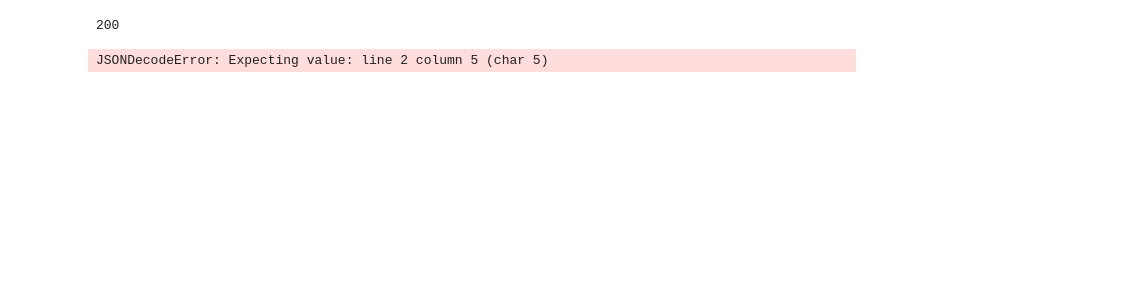
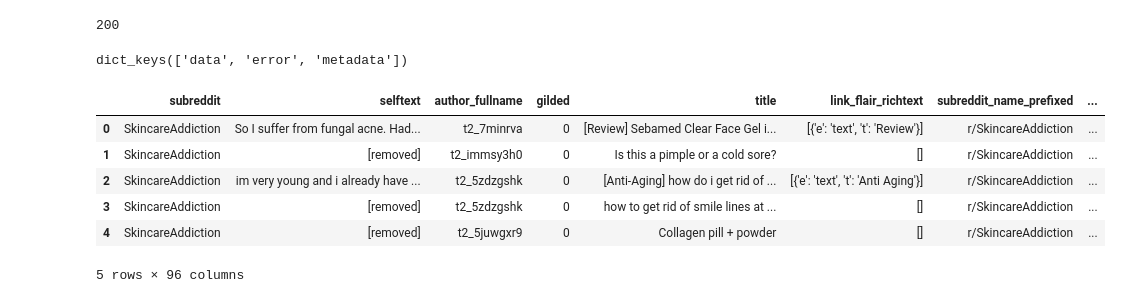
Before and after one commit to vedapatel99/Reddit-NLP, a Jupyter notebook: notebooks/01_data_collection.ipynb, the cells around one changed output. Drawn from its saved outputs; the diff is of its cells as text; code cells hidden in the pictures; blank space fills up the shorter version.

Commit message:
data collected

```diff
--- a/notebooks/01_data_collection.ipynb
+++ b/notebooks/01_data_collection.ipynb
@@ -6,20 +6,28 @@ import requests
 # %%
 # pushshift pulls most recent but you can go back in time with data collection
 
-url = "https://api.pushshift.io/docs#/reddit/search/submission"
-params= {
+url = "https://api.pushshift.io/reddit/search/submission"
+params1_skin= {
     "subreddit": "SkincareAddiction",
-    "limit": 500
+    "limit": 1000
 }
 # %%
-res1= requests.get(url, params)
-res1.status_code
+res1_skin= requests.get(url, params1_skin)
+res1_skin.status_code
 # %% [output]
 200
 # %%
-res1.json().keys()
+res1_skin.json().keys()
 # %% [output]
-JSONDecodeError: Expecting value: line 2 column 5 (char 5)
+dict_keys(['data', 'error', 'metadata'])
 # %%
-df = pd.DataFrame(res1.json()['data'])
-df
+skin1 = pd.DataFrame(res1_skin.json()['data'])
+skin1.head()
+# %% [output]
+|  | subreddit | selftext | author_fullname | gilded | title | link_flair_richtext | subreddit_name_prefixed | ... |
+| 0 | SkincareAddiction | So I suffer from fungal acne. Had... | t2_7minrva | 0 | [Review] Sebamed Clear Face Gel i... | [{'e': 'text', 't': 'Review'}] | r/SkincareAddiction | ... |
+| 1 | SkincareAddiction | [removed] | t2_immsy3h0 | 0 | Is this a pimple or a cold sore? | [] | r/SkincareAddiction | ... |
+| 2 | SkincareAddiction | im very young and i already have ... | t2_5zdzgshk | 0 | [Anti-Aging] how do i get rid of ... | [{'e': 'text', 't': 'Anti Aging'}] | r/SkincareAddiction | ... |
+| 3 | SkincareAddiction | [removed] | t2_5zdzgshk | 0 | how to get rid of smile lines at ... | [] | r/SkincareAddiction | ... |
+| 4 | SkincareAddiction | [removed] | t2_5juwgxr9 | 0 | Collagen pill + powder | [] | r/SkincareAddiction | ... |
+5 rows × 96 columns
```
Also changed, not shown: parts of 28 cells of this notebook, 3 other files.
